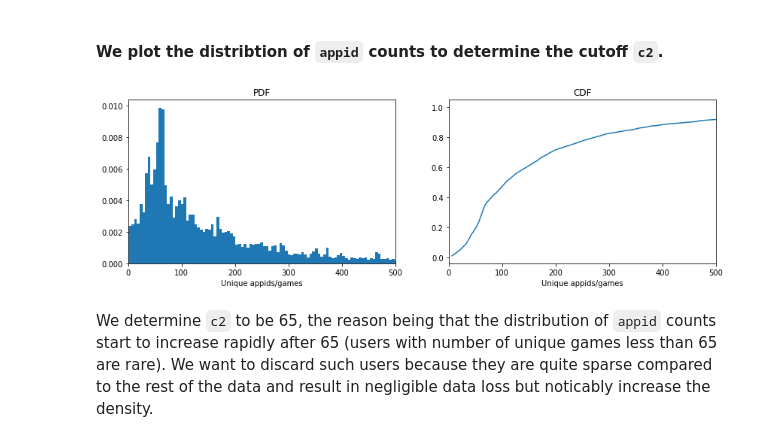
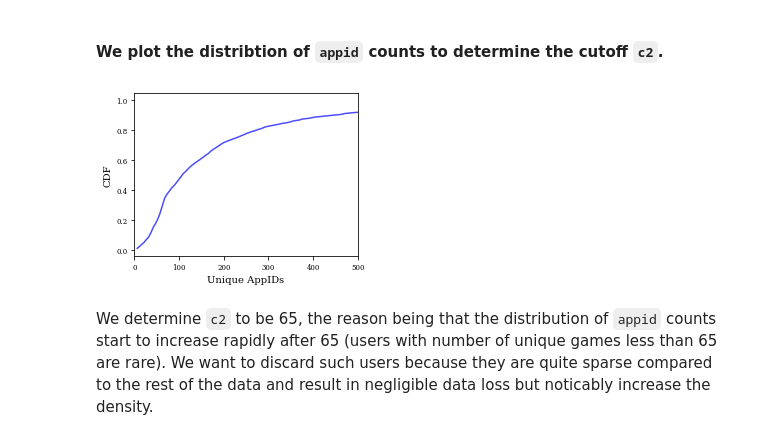
Before and after one commit to raghavjajodia/steamGameRec, a Jupyter notebook: Data Sampling.ipynb, the cells around one changed output. Saved outputs shown, nothing was run; the diff lists cells and outputs as text; code cells hidden in the pictures.

```diff
--- a/Data Sampling.ipynb
+++ b/Data Sampling.ipynb
@@ -3,6 +3,10 @@ import json
 import numpy as np
 import pandas as pd
 import matplotlib.pyplot as plt
+# %%
+plt.rc('font', family = "serif")
+plt.rc('xtick', labelsize='x-small')
+plt.rc('ytick', labelsize='x-small')
 # %% [markdown]
 ### Loading the data :
 # %%
@@ -140,20 +145,23 @@ groupby_steamid = filter_appid_df.groupby(by = "steamid").count()["appid"]
 # %%
 groupby_steamid_nparr = groupby_steamid.values
 # %%
-fig, ax = plt.subplots(ncols = 2, figsize = (14, 4))
+fig, ax = plt.subplots(figsize = (4, 3))#ncols = 2, figsize = (14, 4))
 counts, bin_edges = np.histogram(groupby_steamid_nparr, bins = 2000, density = True)
 ecdf = np.cumsum(counts)
-ax[0].hist(groupby_steamid_nparr, density = True, bins = 2000)
-ax[0].set_xlabel("Unique appids/games")
-ax[0].set_xlim([0, 500])
-ax[0].set_title("PDF")
-ax[1].plot(bin_edges[1:], ecdf/ecdf[-1])
-ax[1].set_xlim([0, 500])
-ax[1].set_xlabel("Unique appids/games")
-ax[1].set_title("CDF")
+#ax.hist(groupby_steamid_nparr, density = True, bins = 2000, color = "blue", alpha = 0.7)
+#ax.set_xlabel("Unique AppIDs")
+#ax.set_xlim([0, 500])
+#ax.set_ylabel("PDF")
+ax.plot(bin_edges[1:], ecdf/ecdf[-1], color = "blue", alpha = 0.7)
+ax.set_xlim([0, 500])
+ax.set_xlabel("Unique AppIDs")
+ax.set_ylabel("CDF")
+#ax.set_title("CDF")
+fig.savefig("c2_cdf.svg")
+
 plt.show()
 # %% [output]
-[figure, old version]
+[figure, new version]
 # %% [markdown]
 We determine `c2` to be 65, the reason being that the distribution of `appid` counts start to increase rapidly after 65 (users with number of unique games less than 65 are rare). We want to discard such users because they are quite sparse compared to the rest of the data and result in negligible data loss but noticably increase the density.
 # %%
```
Also changed, not shown: parts of 1 cell of this notebook, 3 other files.
